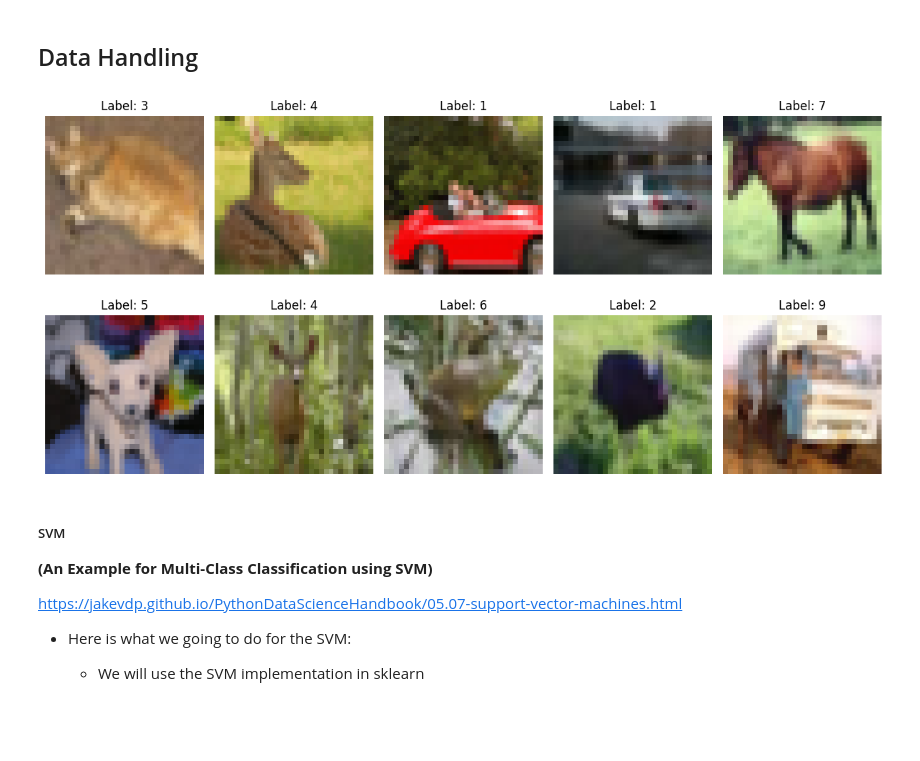
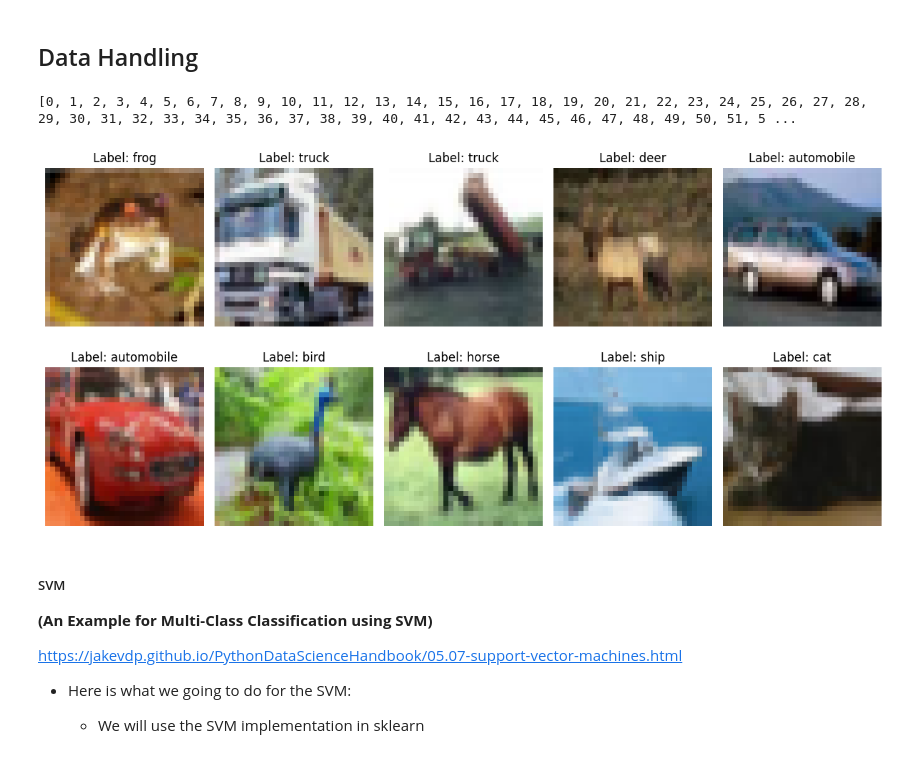
Before and after one commit to abdo-Mansour/CIFAR-10_Classifier, a Jupyter notebook: main.ipynb, the cells around one changed output. Saved outputs shown, nothing was run; the diff lists cells and outputs as text; code cells hidden in the pictures; blank space fills up the shorter version.

Commit message:
Changed the data sampling function

```diff
--- a/main.ipynb
+++ b/main.ipynb
@@ -60,3 +18,28 @@ n_samples_from_each_class = 100
+# %%
+# Taking a number of data points from each class
+def get_N_from_each_class(n_sample, per_testing, x_train, y_train, x_test, y_test):
+
+    num_test = int(per_testing*n_sample)
+    num_train = int(n_sample - num_test)
+
+    print(list(range(num_train)))
+    mask = list(range(num_train))
+    x_train = x_train[mask]
+    y_train = y_train[mask]
+
+    mask = list(range(num_test))
+    x_test = x_test[mask]
+    y_test = y_test[mask]
+
+    y_train = y_train.ravel()
+    y_test = y_test.ravel()
+
+    return (x_train, y_train), (x_test, y_test)
+
+n = 1000
+(x_train, y_train), (x_test, y_test) = get_N_from_each_class(n,0.3, x_train, y_train, x_test, y_test)
+# %% [output]
+[0, 1, 2, 3, 4, 5, 6, 7, 8, 9, 10, 11, 12, 13, 14, 15, 16, 17, 18, 19, 20, 21, 22, 23, 24, 25, 26, 27, 28, 29, 30, 31, 32, 33, 34, 35, 36, 37, 38, 39, 40, 41, 42, 43, 44, 45, 46, 47, 48, 49, 50, 51, 5 ...
 # %%
 # extrating the features from the images
 # method used: Central Moments
@@ -99,15 +82,15 @@ def extract_image_features(image , C = 3):
 # %%
 #Display a sample of images
 fig, axes = plt.subplots(2, 5, figsize=(12, 6))
 for i, ax in enumerate(axes.flat):
     ax.imshow(x_train[i])
     ax.axis('off')
-    ax.set_title(f'Label: {y_train[i][0]}')
+    ax.set_title(f'Label: {labels[y_train[i]]}')
 
 plt.tight_layout()
 plt.show()
 # %% [output]
-[figure, old version]
+[figure, new version]
 # %% [markdown]
 ##### SVM
 <b>(An Example for Multi-Class Classification using SVM)</b>
```
Also changed, not shown: parts of 5 cells of this notebook.
